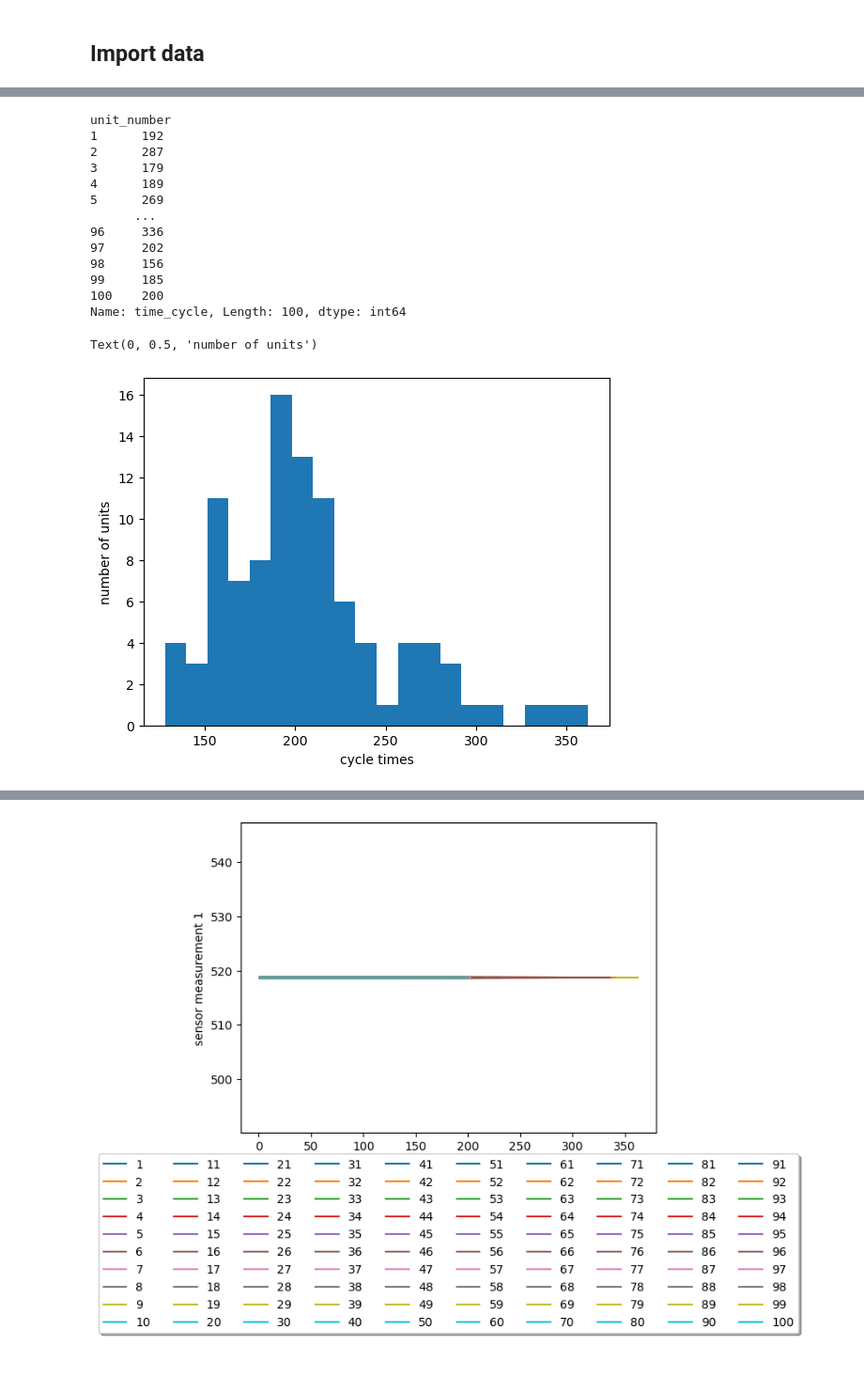
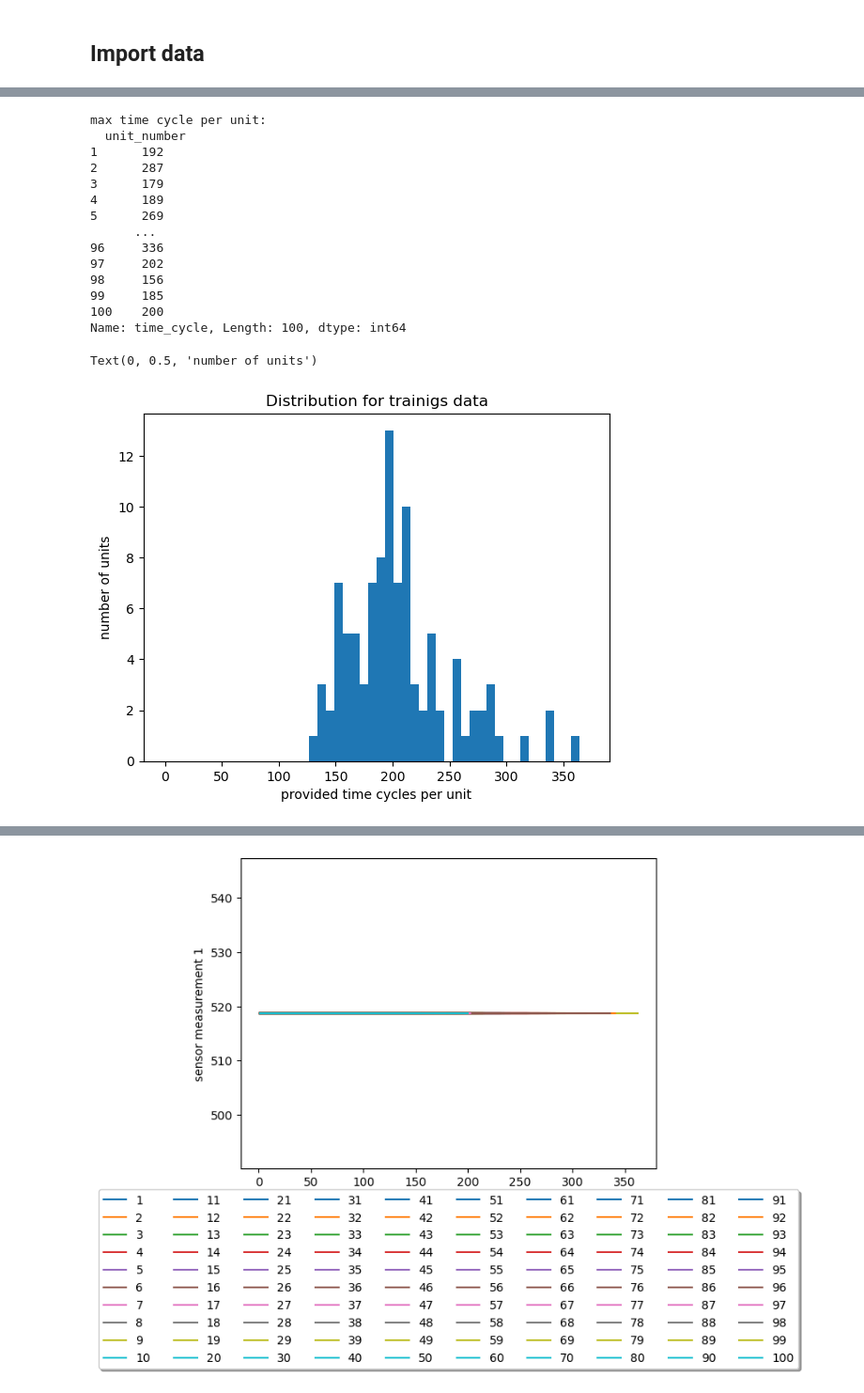
Before and after one commit to johannes2moll/PM_Group5, a Jupyter notebook: Week_1.ipynb, the cells around one changed output, grey strips where cells are left out. Shown at 94% size. Saved outputs shown, nothing was run; the diff lists cells and outputs as text; code cells hidden in the pictures; blank space fills up the shorter version.

```diff
--- a/Week_1.ipynb
+++ b/Week_1.ipynb
@@ -35,10 +45,6 @@ df_train_FD001.name = "train_FD001"
 # %%
-df_train_FD001.columns = header_txt # add header to datafile
+print("The data set train_FD001 has", df_train_FD001.shape[0],"rows and",df_train_FD001.shape[1], "columns.") #print dimensions
 
-df_train_FD001 = df_train_FD001.groupby("unit_number",group_keys=False).apply(lambda x: x.assign(RUL = x["time_cycle"].max() - x["time_cycle"])) #https://medium.com/@dreamferus/predictive-maintenance-in-python-exploratory-analysis-and-visualization-de363d5a39de
-print("The data set train_FD001 has", df_train_FD001.shape[0],"rows and",df_train_FD001.shape[1], "columns.")
-no_units_train_FD001 = max(df_train_FD001["unit_number"]);
+no_units_train_FD001 = max(df_train_FD001["unit_number"]); # print number of units
 print("The data set train_FD001 has",no_units_train_FD001 ,"test observations / units." )
-
-df_train_FD001.head()
 # %% [output]
@@ -54,26 +53,29 @@ The data set train_FD001 has 100 test observations / units.
 # %%
-# print cycle time to failure max_time_cycles
-curr_dataSet = df_train_FD001
-max_time_cycle = curr_dataSet.groupby("unit_number")["time_cycle"].max() #  cycle times per unit
-print(max_time_cycle)
+# define time to failure as max_time_cycles
+curr_dataSet = df_train_FD001 # choose dataset
+
+max_time_cycle = curr_dataSet.groupby("unit_number")["time_cycle"].max() # compute maximum time cycle for each unit
+print("max time cycle per unit: \n " ,max_time_cycle)
 
 # show histogram of max_time_cycles
-plt.hist(max_time_cycle, bins=20)
-plt.xlabel("cycle times")
+plt.hist(max_time_cycle, bins=50, range=(0,(max_time_cycle.max()+10)))
+plt.title("Distribution for trainigs data")
+plt.xlabel("provided time cycles per unit")
 plt.ylabel("number of units")
 # %% [output]
-unit_number
+max time cycle per unit:
+  unit_number
 1      192
 2      287
 3      179
 4      189
 5      269
       ...
 96     336
 97     202
 98     156
 99     185
 100    200
 Name: time_cycle, Length: 100, dtype: int64
 Text(0, 0.5, 'number of units')
-[figure, old version]
+[figure, new version]
```
Also changed, not shown: parts of 42 cells of this notebook.
